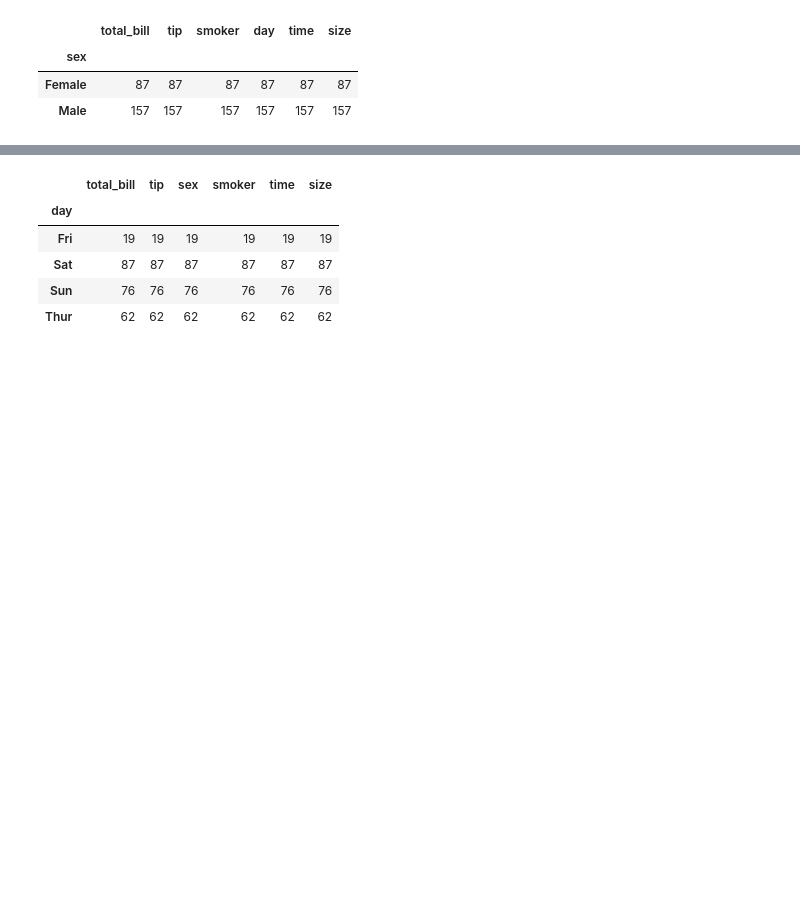
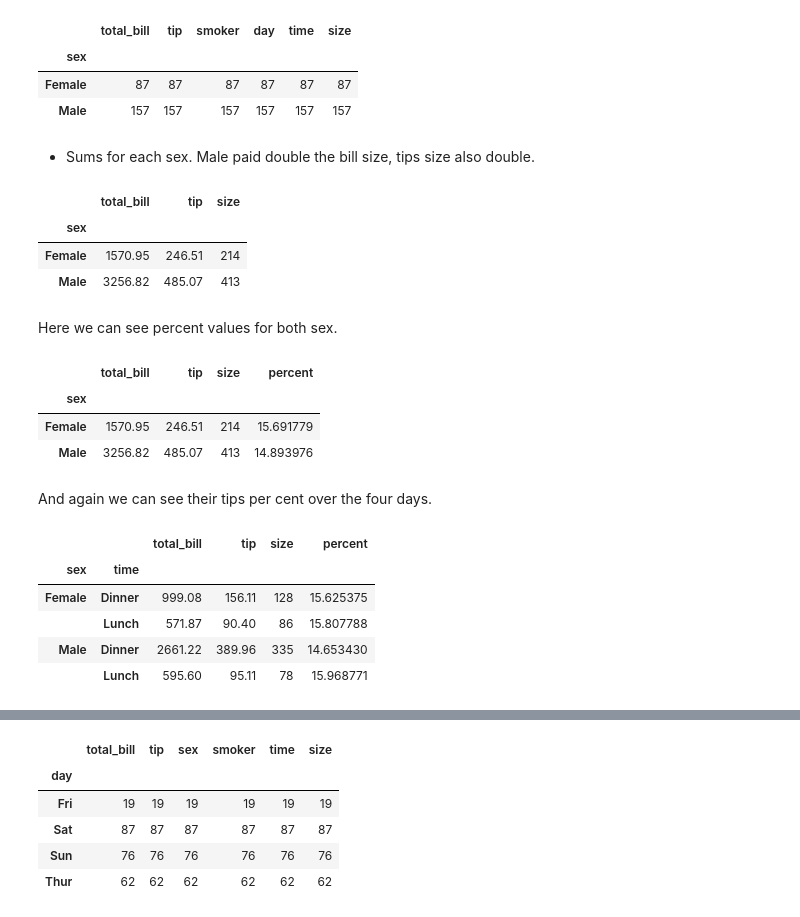
Before and after one commit to daithimarkham/Fund-Project-2019, a Jupyter notebook: The-Tips-Data-Set.ipynb, the cells around one changed output, grey strips where cells are left out. Cells and saved outputs as stored; diff of their text form; code cells hidden in the pictures; blank space fills up the shorter version.

```diff
--- a/The-Tips-Data-Set.ipynb
+++ b/The-Tips-Data-Set.ipynb
@@ -236,3 +235,36 @@ df.groupby('sex').count()
 | sex |  |  |  |  |  |  |
 | Female | 87 | 87 | 87 | 87 | 87 | 87 |
 | Male | 157 | 157 | 157 | 157 | 157 | 157 |
+# %% [markdown]
+- Sums for each sex. Male paid double the bill size, tips size also double.
+# %%
+df.groupby('sex').sum() # Function calls totals from variable sex.
+# %% [output]
+|  | total_bill | tip | size |
+| sex |  |  |  |
+| Female | 1570.95 | 246.51 | 214 |
+| Male | 3256.82 | 485.07 | 413 |
+# %% [markdown]
+Here we can see percent values for both sex.
+# %%
+df4= df.groupby('sex').sum() # Values for sex
+df4['percent'] = df4['tip']/df4['total_bill']*100 # Per cent cal for sex tips
+df4.dropna() # displays the data
+# %% [output]
+|  | total_bill | tip | size | percent |
+| sex |  |  |  |  |
+| Female | 1570.95 | 246.51 | 214 | 15.691779 |
+| Male | 3256.82 | 485.07 | 413 | 14.893976 |
+# %% [markdown]
+And again we can see their tips per cent over the four days.
+# %%
+df4= df.groupby(['sex','time']).sum() # Values for dinner times
+df4['percent'] = df4['tip']/df4['total_bill']*100 # Per cent cal for tips
+df4.dropna() # displays the data
+# %% [output]
+|  |  | total_bill | tip | size | percent |
+| sex | time |  |  |  |  |
+| Female | Dinner | 999.08 | 156.11 | 128 | 15.625375 |
+|  | Lunch | 571.87 | 90.40 | 86 | 15.807788 |
+| Male | Dinner | 2661.22 | 389.96 | 335 | 14.653430 |
+|  | Lunch | 595.60 | 95.11 | 78 | 15.968771 |
```
Also changed, not shown: parts of 23 cells of this notebook.
